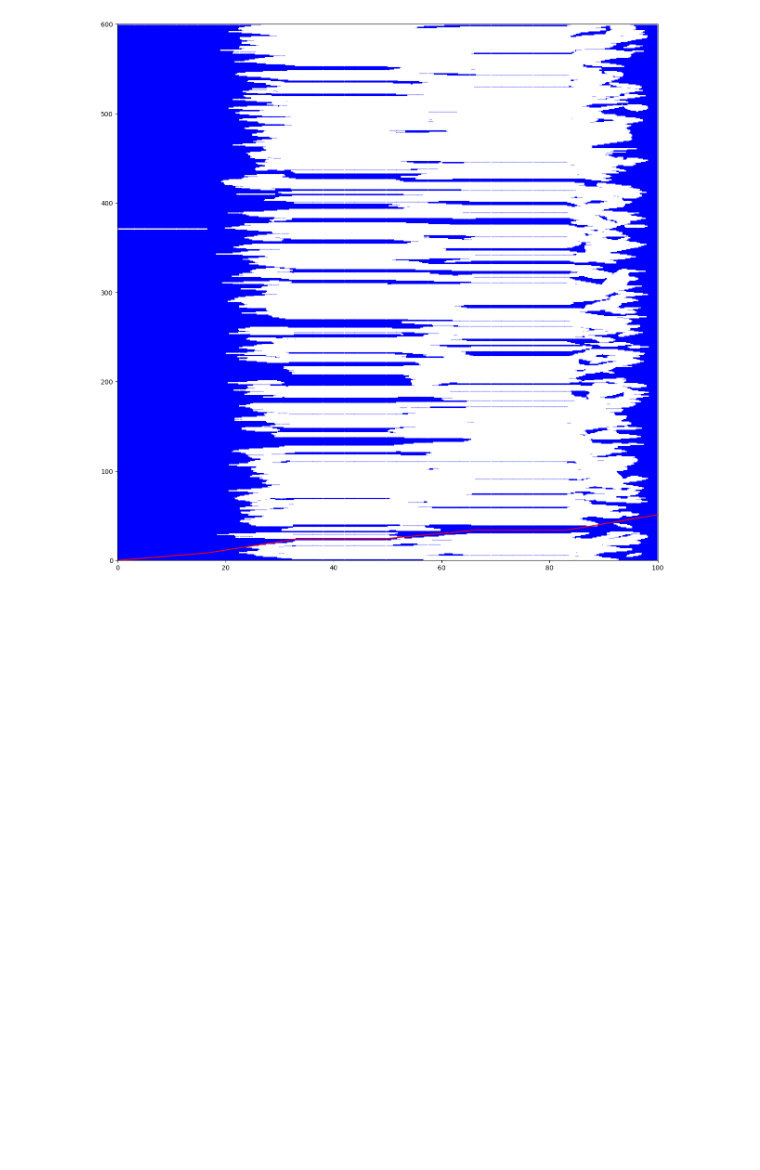
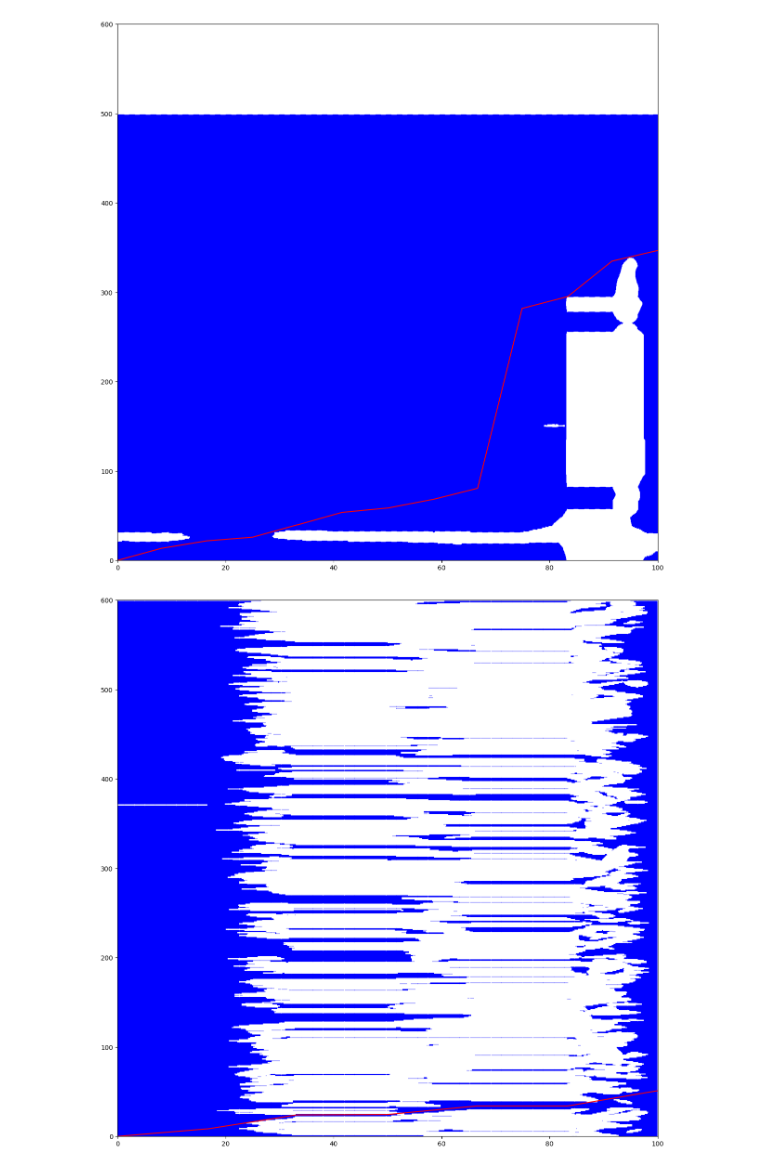
Before and after one commit to PathPlanning/ManipulationPlanning-SI-RRT, a Jupyter notebook: MSIRRT/saffe_int_vis.ipynb, the cells around one changed output. Drawn from its saved outputs; the diff is of its cells as text; code cells hidden in the pictures; blank space fills up the shorter version.

```diff
--- a/MSIRRT/saffe_int_vis.ipynb
+++ b/MSIRRT/saffe_int_vis.ipynb
@@ -45,3 +123,42 @@ plt.show()
+# %%
+import matplotlib.pyplot as plt
+from matplotlib.patches import Rectangle, Circle, Polygon
+import matplotlib
+matplotlib.rcParams['figure.figsize'] = [15, 15]
+import numpy as np
+from tqdm import tqdm
+fig, ax = plt.subplots()
+
+path_size = len(arr["final_interpolated_path"])
+# 0 ==0
+#path_size == 100
+# rect_width = 100/(2*path_size)
+rect_width = 100/(path_size)
+start_time = arr["final_interpolated_path"][0]["time"]
+path = [0]*path_size
+for path_id,coords_and_safe_ints in tqdm(enumerate(arr["final_interpolated_path"])):
+
+    coord = path_id*100/path_size
+    path[path_id]=(coords_and_safe_ints["time"]-start_time)*30
+    for safe_ints in coords_and_safe_ints["safe_intervals"]:
+        rect = Rectangle((path_id*rect_width-rect_width/2, safe_ints[0]), width=rect_width/2, height=safe_ints[1]-safe_ints[0],
+                        edgecolor='blue', facecolor='lightblue')
+        ax.add_patch(rect)
+
+
+
+ax.set_xlim(0,100)
+ax.set_ylim(0, 600)
+# ax.set_aspect('equal')
+plt.grid(True)
+# plt.title('Drawing Shapes in Matplotlib')
+ax.grid(False)
+plt.plot(list(np.linspace(0,100,path_size)),path,c = 'r')
+# plt.plot(list(np.linspace(0,100,path_size_strrt)),path_strrt,c = 'g')
+plt.savefig('safe_ints.pdf')
+plt.show()
+# %% [output]
+[figure, added]
 # %%
 import json
 #./MSIRRT/build/get_safe_intevals_by_path ./mass_test/tests/260_spheres/test_number_2/MSIRRT_planner_logs_1729820854.json ./mass_test/tests/260_spheres/test_number_2/scene_task.json 30
```
Also changed, not shown: parts of 3 cells of this notebook, 14 other files.
